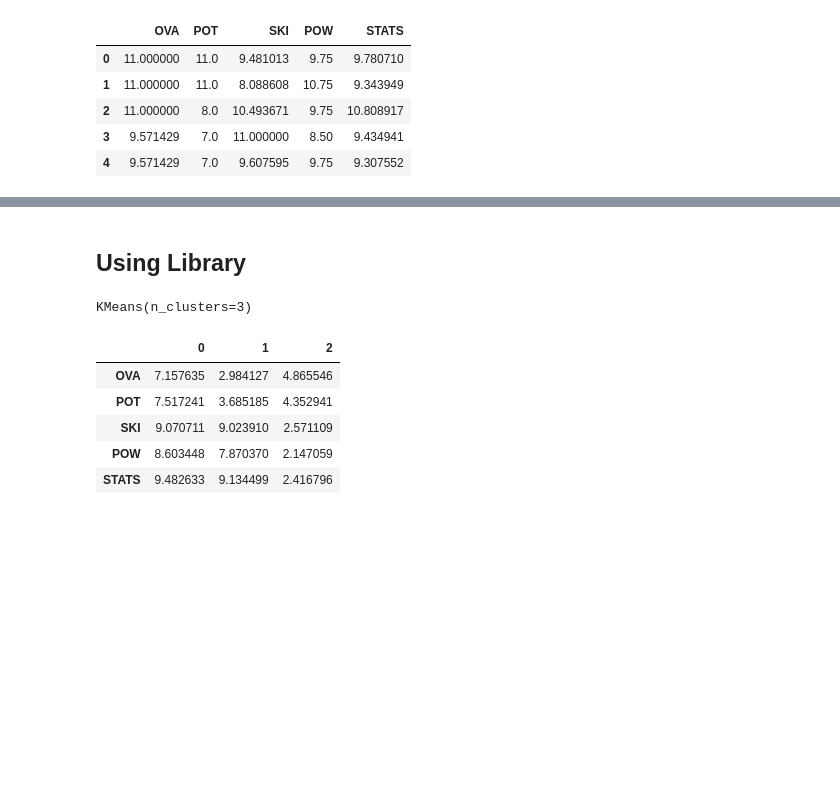
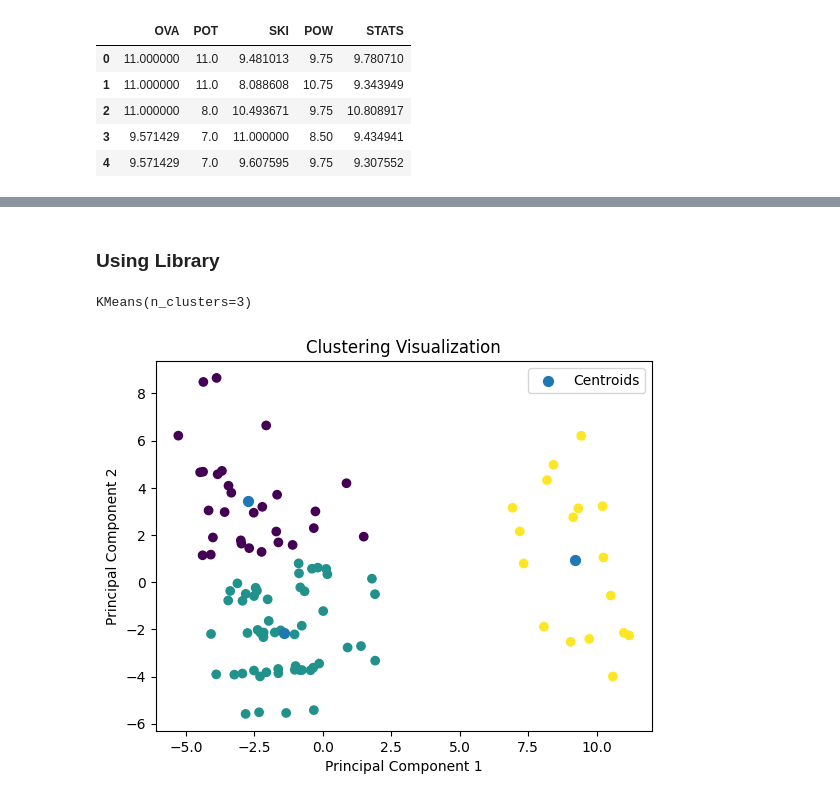
Before and after one commit to MyCrabs/Fun-Project, a Jupyter notebook: Football.ipynb, the cells around one changed output, grey strips where cells are left out. Drawn from its saved outputs; the diff is of its cells as text; code cells hidden in the pictures; blank space fills up the shorter version.

```diff
--- a/Football.ipynb
+++ b/Football.ipynb
@@ -218,5 +293,5 @@ data[labels == 0][["Name"] + features] # --> GK
 # %% [markdown]
-## Using Library
+### **Using Library**
 # %%
 from sklearn.cluster import KMeans
 # %%
@@ -224,12 +299,22 @@ kmeans = KMeans(3)
 kmeans.fit(df)
 # %% [output]
 KMeans(n_clusters=3)
-# %%
-pd.DataFrame(kmeans.cluster_centers_, columns=features).T
-# %% [output]
-|  | 0 | 1 | 2 |
-| OVA | 7.157635 | 2.984127 | 4.865546 |
-| POT | 7.517241 | 3.685185 | 4.352941 |
-| SKI | 9.070711 | 9.023910 | 2.571109 |
-| POW | 8.603448 | 7.870370 | 2.147059 |
-| STATS | 9.482633 | 9.134499 | 2.416796 |
+# %%
+centroids = kmeans.cluster_centers_
+labels = kmeans.labels_
+# %%
+def plot_cluster(df, labels, centroids):
+    pca = PCA(n_components=2)
+    data_2d = pca.fit_transform(df)
+    centroids_2d = pca.transform(centroids)
+    plt.scatter(data_2d[:,0], data_2d[:,1], c=labels)
+    plt.scatter(centroids_2d[:,0], centroids_2d[:,1], marker='o', s=50, label='Centroids')
+    plt.legend()
+    plt.title('Clustering Visualization')
+    plt.xlabel('Principal Component 1')
+    plt.ylabel('Principal Component 2')
+    plt.show()
+# %%
+plot_cluster(df, labels, centroids)
+# %% [output]
+[figure, added]
```
Also changed, not shown: parts of 30 cells of this notebook, 2 other files.
